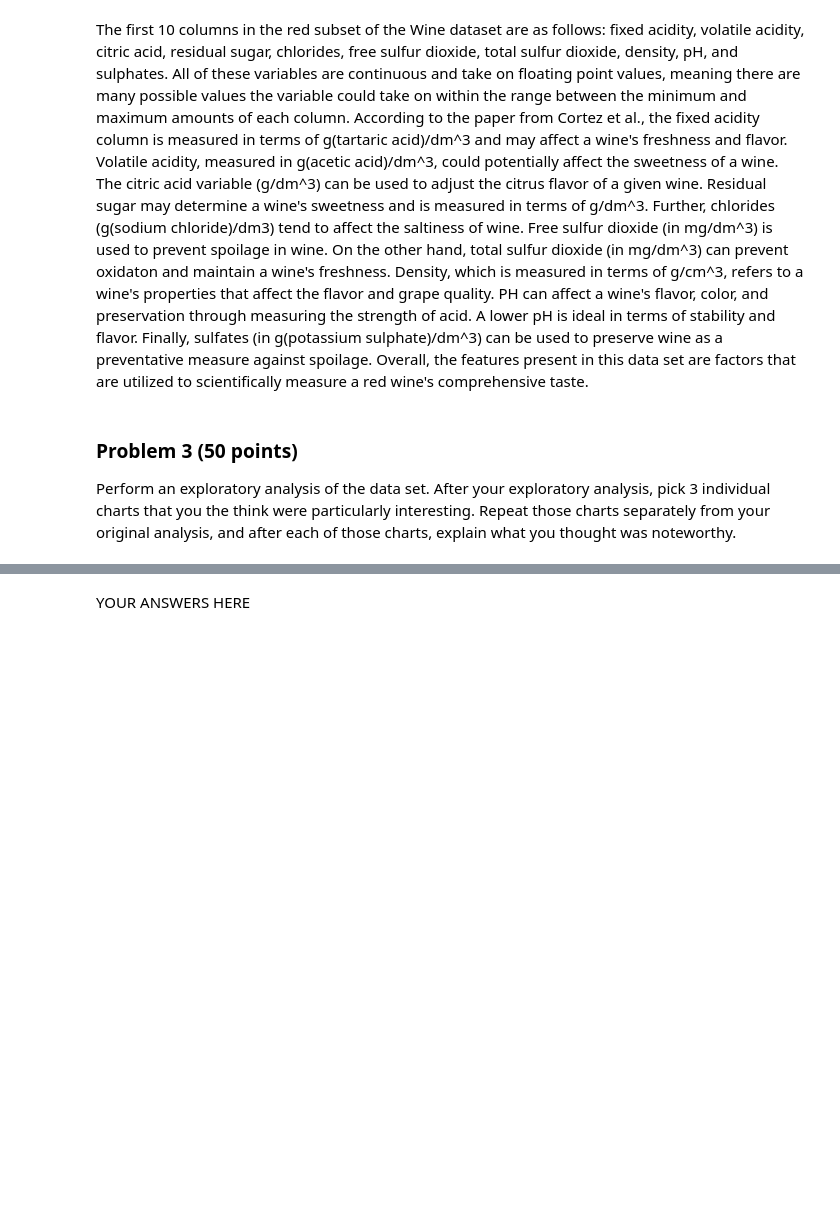
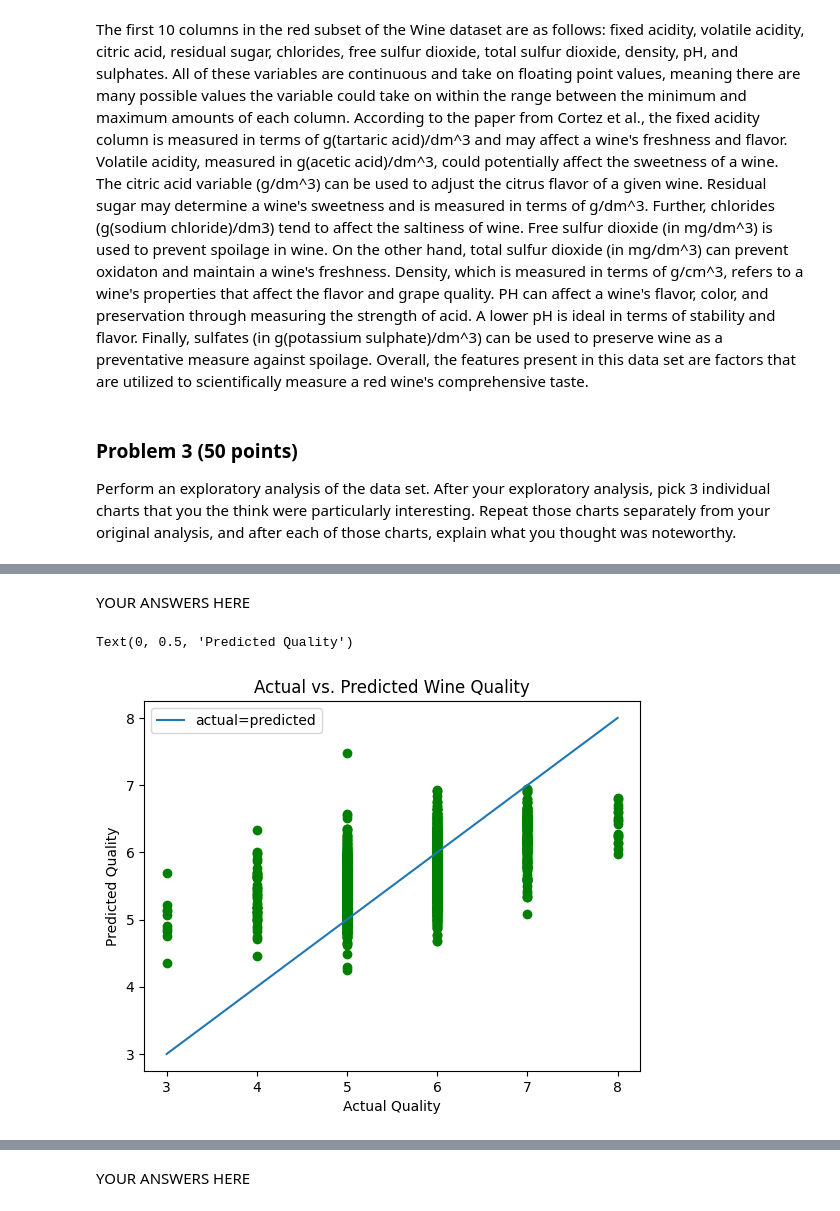
Before and after one commit to karaconrad15/dx602-final-project, a Jupyter notebook: project.ipynb, the cells around one changed output, grey strips where cells are left out. Drawn from its saved outputs; the diff is of its cells as text; code cells hidden in the pictures; blank space fills up the shorter version.

```diff
--- a/project.ipynb
+++ b/project.ipynb
@@ -129,0 +175,17 @@ wine.describe()
+# %% [markdown]
+YOUR ANSWERS HERE
+# %%
+#Chart 2: Actual vs. Predicted Wine Quality from Full Linear Regression Model
+min_value = min(wine_target.min(),wine_regr_preds.min())
+max_value = max(wine_target.max(),wine_regr_preds.max())
+plt.plot([min_value,max_value],[min_value,max_value],label="actual=predicted")
+plt.scatter(wine_target,wine_regr_preds,color="green")
+plt.title("Actual vs. Predicted Wine Quality")
+plt.xlabel("Actual Values")
+plt.ylabel("Predicted Values")
+plt.legend()
+plt.xlabel("Actual Quality")
+plt.ylabel("Predicted Quality")
+# %% [output]
+Text(0, 0.5, 'Predicted Quality')
+[figure, added]
```
Also changed, not shown: parts of 10 cells of this notebook.
